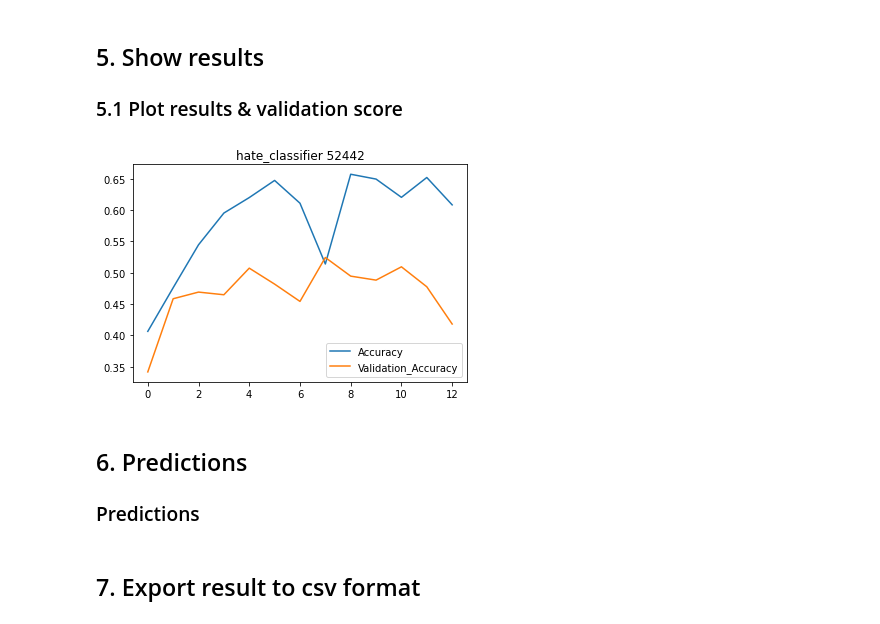
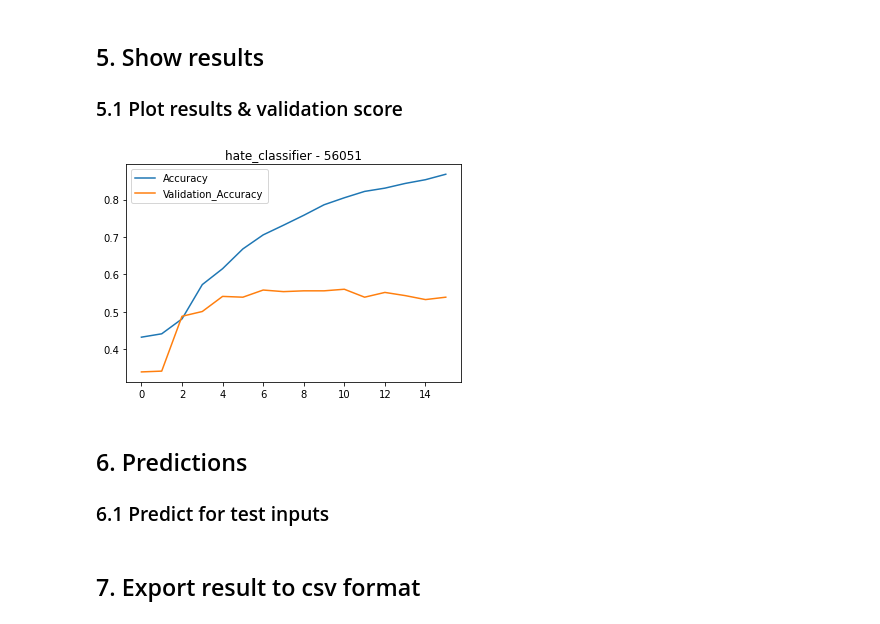
Before and after one commit to c-juhwan/korean-hate-speech-detection, a Jupyter notebook: code.ipynb, the cells around one changed output. Drawn from its saved outputs; the diff is of its cells as text; code cells hidden in the pictures.

```diff
--- a/code.ipynb
+++ b/code.ipynb
@@ -219,12 +235,15 @@ sequences['test'] = tokenizer.texts_to_sequences(df_test['tokenized_comments'])
 # %%
 vocab = tokenizer.word_index
 vocab["<PAD>"] = 0
+vocab["<NUM>"] = -1
+vocab["<ENG>"] = -2
+vocab["<...>"] = -3
 
 vocab_size = len(vocab)
 # %% [markdown]
 ### 2.6 Padding for each sequences
 # %%
-MAX_SEQUENCE_LENGTH = 50
+MAX_SEQUENCE_LENGTH = 30
 
 inputs = {}
 labels = {}
@@ -325,14 +334,22 @@ class HATEclassifier(tf.keras.Model):
         self.embedding = tf.keras.layers.Embedding(input_dim=kargs['vocab_size'], output_dim=kargs['embedding_dimension'])
         self.dropout = tf.keras.layers.Dropout(kargs['dropout_rate'])
 
+        self.conv1 = tf.keras.layers.Conv1D(filters=kargs['filter_size'], kernel_size=kargs['conv1_kernel_size'],
+                                            padding='same', activation='relu')
+        self.conv2 = tf.keras.layers.Conv1D(filters=kargs['filter_size'], kernel_size=kargs['conv1_kernel_size'],
+                                            padding='same', activation='relu')
+        self.conv3 = tf.keras.layers.Conv1D(filters=kargs['filter_size'], kernel_size=kargs['conv2_kernel_size'],
+                                            padding='same', activation='relu')
+        self.conv4 = tf.keras.layers.Conv1D(filters=kargs['filter_size'], kernel_size=kargs['conv2_kernel_size'],
+                                            padding='same', activation='relu')
+        self.pooling = tf.keras.layers.MaxPool1D()
+
         self.lstm1 = tf.keras.layers.LSTM(kargs['lstm_dimension'], return_sequences=True)
+        self.lstm2 = tf.keras.layers.LSTM(kargs['lstm_dimension'], return_sequences=True)
         self.lstm_last = tf.keras.layers.LSTM(kargs['lstm_dimension'])
 
-        self.fc1 = tf.keras.layers.Dense(units=100, activation='relu', kernel_initializer=initializer)
-        self.fc2 = tf.keras.layers.Dense(units=100, activation='relu', kernel_initializer=initializer)
-        self.fc3 = tf.keras.layers.Dense(units=60, activation='relu', kernel_initializer=initializer)
-        self.fc4 = tf.keras.layers.Dense(units=30, activation='relu', kernel_initializer=initializer)
-        self.fc5 = tf.keras.layers.Dense(units=10, activation='relu', kernel_initializer=initializer)
+        self.fc1 = tf.keras.layers.Dense(units=kargs['dense1_dimension'], activation='relu', kernel_initializer=initializer)
+        self.fc2 = tf.keras.layers.Dense(units=kargs['dense2_dimension'], activation='relu', kernel_initializer=initializer)
 
         self.fc_last = tf.keras.layers.Dense(units=kargs['output_dimension'], activation='softmax', kernel_initializer=initializer)
 
@@ -340,16 +357,21 @@ class HATEclassifier(tf.keras.Model):
         x = self.embedding(x)
         x = self.dropout(x)
 
+        x = self.conv1(x)
+        x = self.conv2(x)
+        x = self.pooling(x)
+        x = self.conv3(x)
+        x = self.conv4(x)
+        x = self.pooling(x)
+
         x = self.lstm1(x)
+        x = self.lstm2(x)
         x = self.lstm_last(x)
         x = self.dropout(x)
 
         x = self.fc1(x)
+        x = self.dropout(x)
         x = self.fc2(x)
-        x = self.dropout(x)
-        x = self.fc3(x)
-        x = self.fc4(x)
-        x = self.fc5(x)
         x = self.dropout(x)
 
         x = self.fc_last(x)
@@ -415,23 +437,26 @@ _________________________________________________________________
 # %%
 import matplotlib.pyplot as plt
 
 score = np.max(history.history['val_accuracy'])
 score = np.round(score, 5)
 score = str(score)
 score = score[2:]
 
+if len(score) == 4:
+    score.append("0")
+
 plt.plot(history.history['accuracy'], label = "Accuracy")
 plt.plot(history.history['val_accuracy'], label="Validation_Accuracy")
 
-plt.title(kargs['model_name'] + " " + score)
+plt.title(kargs['model_name'] + " - " + str(score))
 plt.legend()
 plt.show()
 # %% [output]
-[figure, old version]
+[figure, new version]
 # %% [markdown]
 ## 6. Predictions
 
-### Predictions
+### 6.1 Predict for test inputs
 # %%
 model.load_weights(os.path.join(checkpoint_path))
 predictions = model.predict(inputs['test'], batch_size=BATCH_SIZE)
```
Also changed, not shown: parts of 11 cells of this notebook, 3 other files.
